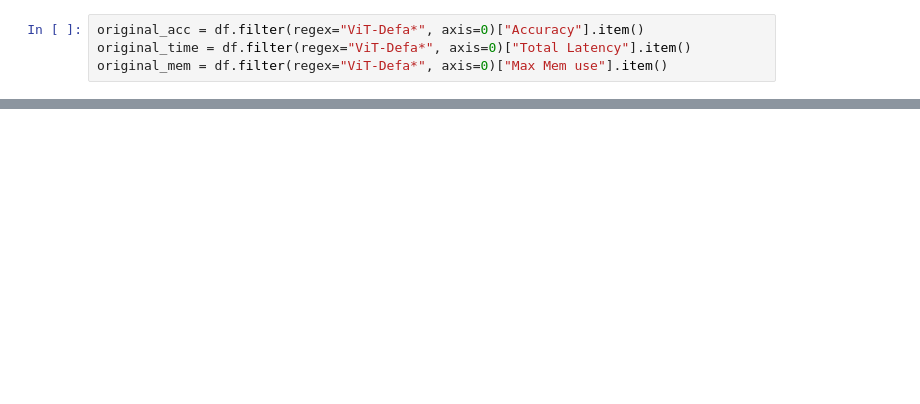
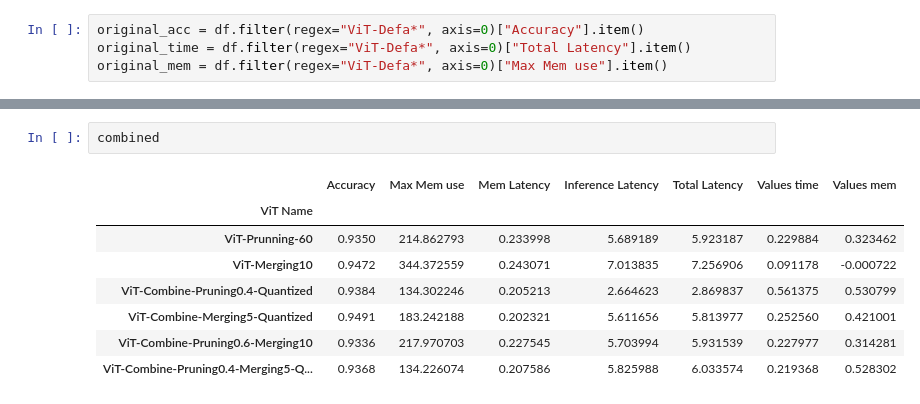
Before and after one commit to Aleixrei73/TFG-Efficient-Vision-Transformer-Inference-on-Edge-Devices, a Jupyter notebook: plotting-3d.ipynb, the cells around one changed output, grey strips where cells are left out. Saved outputs shown, nothing was run; the diff lists cells and outputs as text; blank space fills up the shorter version.

```diff
--- a/plotting-3d.ipynb
+++ b/plotting-3d.ipynb
@@ -140,0 +52,11 @@ See the caveats in the documentation: https://pandas.pydata.org/pandas-docs/stab
+# %%
+combined
+# %% [output]
+|  | Accuracy | Max Mem use | Mem Latency | Inference Latency | Total Latency | Values time | Values mem |
+| ViT Name |  |  |  |  |  |  |  |
+| ViT-Prunning-60 | 0.9350 | 214.862793 | 0.233998 | 5.689189 | 5.923187 | 0.229884 | 0.323462 |
+| ViT-Merging10 | 0.9472 | 344.372559 | 0.243071 | 7.013835 | 7.256906 | 0.091178 | -0.000722 |
+| ViT-Combine-Pruning0.4-Quantized | 0.9384 | 134.302246 | 0.205213 | 2.664623 | 2.869837 | 0.561375 | 0.530799 |
+| ViT-Combine-Merging5-Quantized | 0.9491 | 183.242188 | 0.202321 | 5.611656 | 5.813977 | 0.252560 | 0.421001 |
+| ViT-Combine-Pruning0.6-Merging10 | 0.9336 | 217.970703 | 0.227545 | 5.703994 | 5.931539 | 0.227977 | 0.314281 |
+| ViT-Combine-Pruning0.4-Merging5-Q... | 0.9368 | 134.226074 | 0.207586 | 5.825988 | 6.033574 | 0.219368 | 0.528302 |
```
Also changed, not shown: parts of 13 cells of this notebook, 17 other files.
